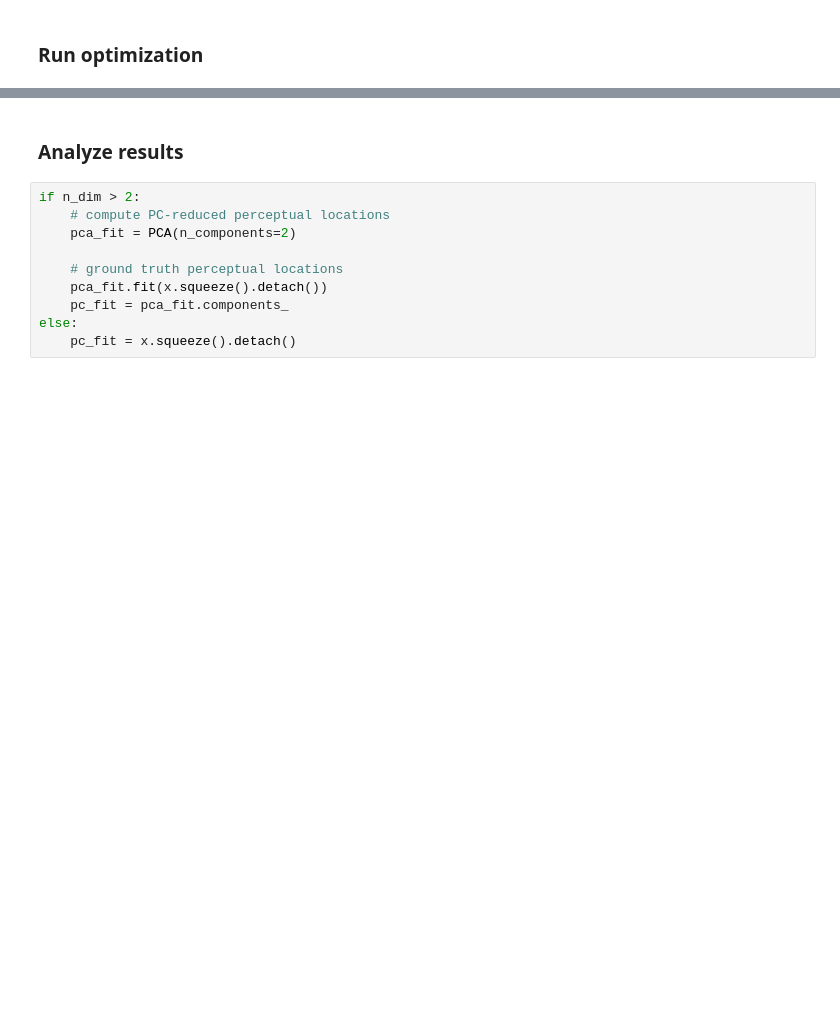
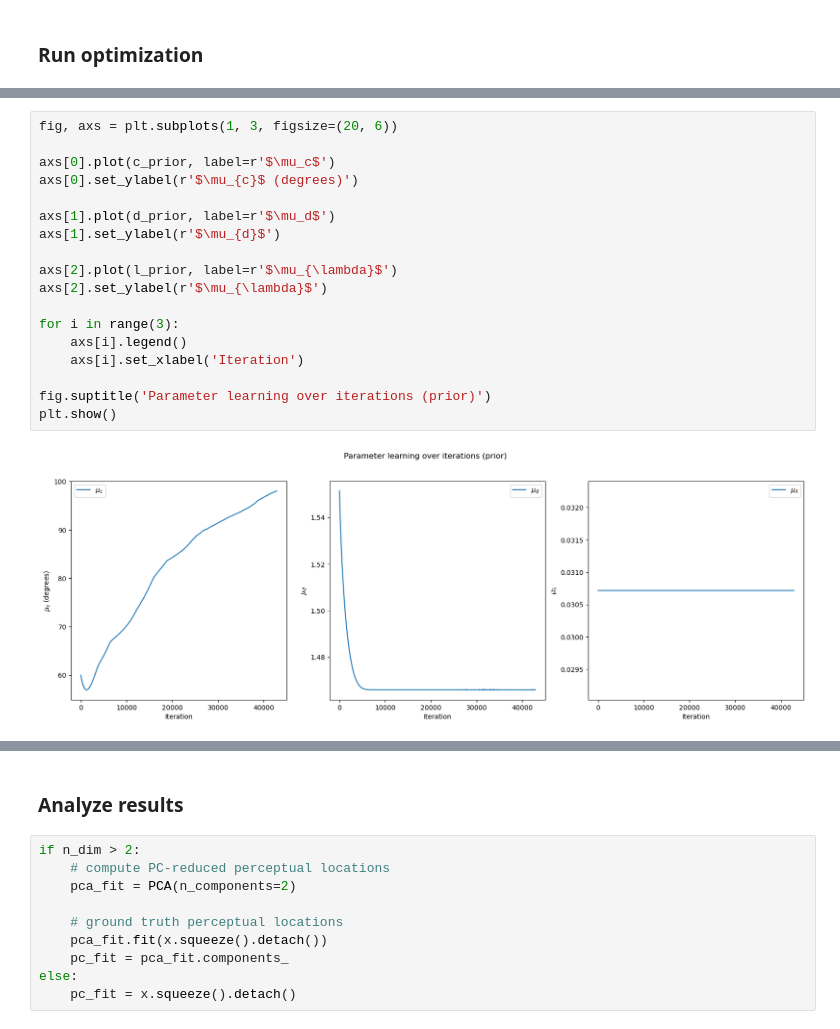
Before and after one commit to nguyen-td/perceptual-straightening, a Jupyter notebook: load_yoondata.ipynb, the cells around one changed output, grey strips where cells are left out. Drawn from its saved outputs; the diff is of its cells as text; blank space fills up the shorter version.

```diff
--- a/load_yoondata.ipynb
+++ b/load_yoondata.ipynb
@@ -112,0 +116,20 @@ Epoch: 63750, Loss: 578.0719773722228
+# %%
+fig, axs = plt.subplots(1, 3, figsize=(20, 6))
+
+axs[0].plot(c_prior, label=r'$\mu_c$')
+axs[0].set_ylabel(r'$\mu_{c}$ (degrees)')
+
+axs[1].plot(d_prior, label=r'$\mu_d$')
+axs[1].set_ylabel(r'$\mu_{d}$')
+
+axs[2].plot(l_prior, label=r'$\mu_{\lambda}$')
+axs[2].set_ylabel(r'$\mu_{\lambda}$')
+
+for i in range(3):
+    axs[i].legend()
+    axs[i].set_xlabel('Iteration')
+
+fig.suptitle('Parameter learning over iterations (prior)')
+plt.show()
+# %% [output]
+[figure, added]
```
Also changed, not shown: parts of 7 cells of this notebook, 2 other files.
